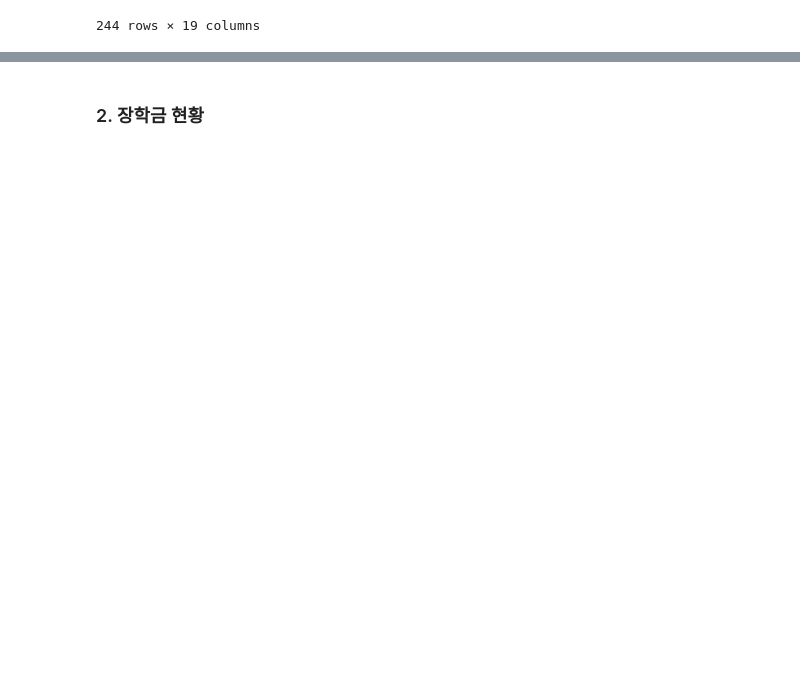
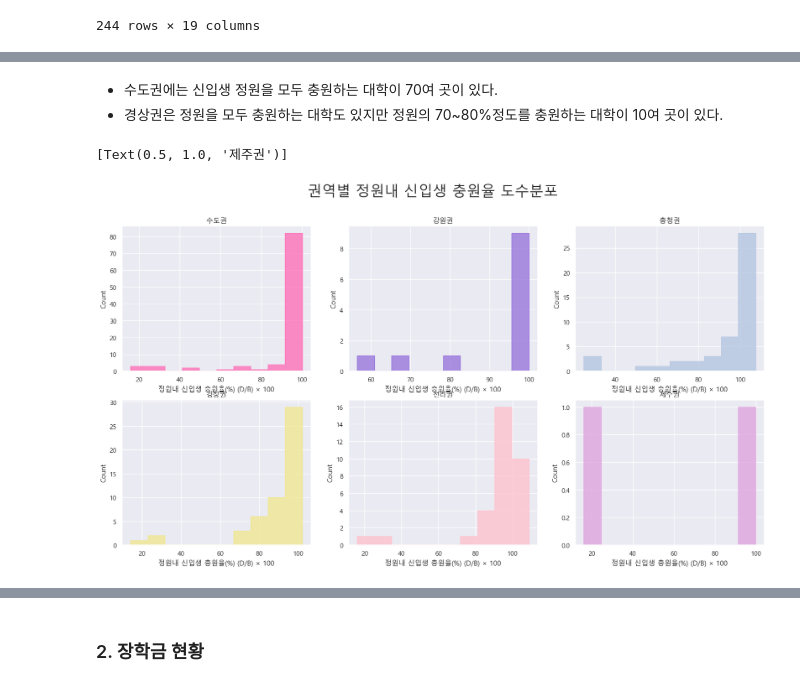
Before and after one commit to seyeon-shijuan/birth-rate-to-universities-visualization, a Jupyter notebook: notebook/individual_notebooks/SeyeonPark_universities_rank_analysis.ipynb, the cells around one changed output, grey strips where cells are left out. Saved outputs shown, nothing was run; the diff lists cells and outputs as text; code cells hidden in the pictures; blank space fills up the shorter version.

```diff
--- a/notebook/individual_notebooks/SeyeonPark_universities_rank_analysis.ipynb
+++ b/notebook/individual_notebooks/SeyeonPark_universities_rank_analysis.ipynb
@@ -274,0 +167,28 @@ sns.histplot(data=e_jeju,x=e_jeju['정원내 신입생 충원율(%) (D/B) × 100
+# %% [markdown]
+- 수도권에는 신입생 정원을 모두 충원하는 대학이 70여 곳이 있다.
+- 경상권은 정원을 모두 충원하는 대학도 있지만 정원의 70~80%정도를 충원하는 대학이 10여 곳이 있다.
+# %%
+col_n = 3
+row_n = 2
+fr_fig, fr_ax = plt.subplots(ncols=col_n, nrows=row_n, figsize=(20,row_n*5))
+
+e_capital = df_capital[['정원내 신입생 충원율(%) (D/B) × 100']].reset_index(drop=True)
+e_kangwon = df_kangwon[['정원내 신입생 충원율(%) (D/B) × 100']].reset_index(drop=True)
+e_chugncheong = df_chugncheong[['정원내 신입생 충원율(%) (D/B) × 100']].reset_index(drop=True)
+e_gyeongsang = df_gyeongsang[['정원내 신입생 충원율(%) (D/B) × 100']].reset_index(drop=True)
+e_jeolla = df_jeolla[['정원내 신입생 충원율(%) (D/B) × 100']].reset_index(drop=True)
+e_jeju = df_jeju[['정원내 신입생 충원율(%) (D/B) × 100']].reset_index(drop=True)
+
+# ax_c = sns.histplot(data=e_capital,x=e_capital['정원내 신입생 충원율(%) (D/B) × 100'], bins=10, element='step', stat='count',ax=ax[0,0])
+qualitative_colors = sns.color_palette("Set2", 10)
+
+fr_fig.suptitle('권역별 정원내 신입생 충원율 도수분포', fontsize=25)
+sns.histplot(data=e_capital,x=e_capital['정원내 신입생 충원율(%) (D/B) × 100'], bins=10, element='step', stat='count',ax=fr_ax[0,0], color='hotpink').set(title="수도권")
+sns.histplot(data=e_kangwon,x=e_kangwon['정원내 신입생 충원율(%) (D/B) × 100'], bins=10, element='step', stat='count',ax=fr_ax[0,1], color='mediumpurple').set(title="강원권")
+sns.histplot(data=e_chugncheong,x=e_chugncheong['정원내 신입생 충원율(%) (D/B) × 100'], bins=10, element='step', stat='count', ax=fr_ax[0,2], color='lightsteelblue').set(title="충청권")
+sns.histplot(data=e_gyeongsang,x=e_gyeongsang['정원내 신입생 충원율(%) (D/B) × 100'], bins=10, element='step', stat='count', ax=fr_ax[1,0], color='khaki').set(title="경상권")
+sns.histplot(data=e_jeolla,x=e_jeolla['정원내 신입생 충원율(%) (D/B) × 100'], bins=10, element='step', stat='count', ax=fr_ax[1,1], color='pink').set(title="전라권")
+sns.histplot(data=e_jeju,x=e_jeju['정원내 신입생 충원율(%) (D/B) × 100'], bins=10, element='step', stat='count', ax=fr_ax[1,2], color='plum').set(title="제주권")
+# %% [output]
+[Text(0.5, 1.0, '제주권')]
+[figure, added]
```
Also changed, not shown: parts of 98 cells of this notebook, 7 other files.
